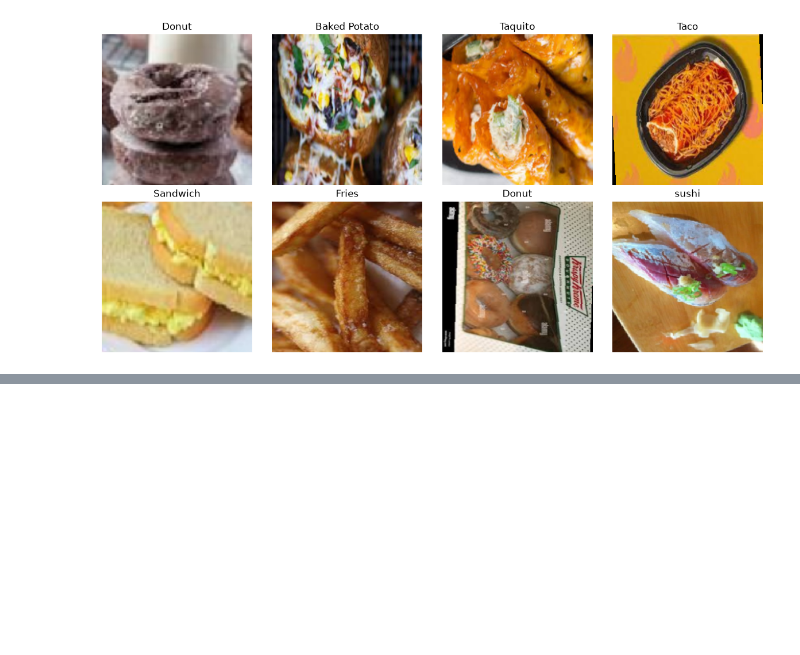
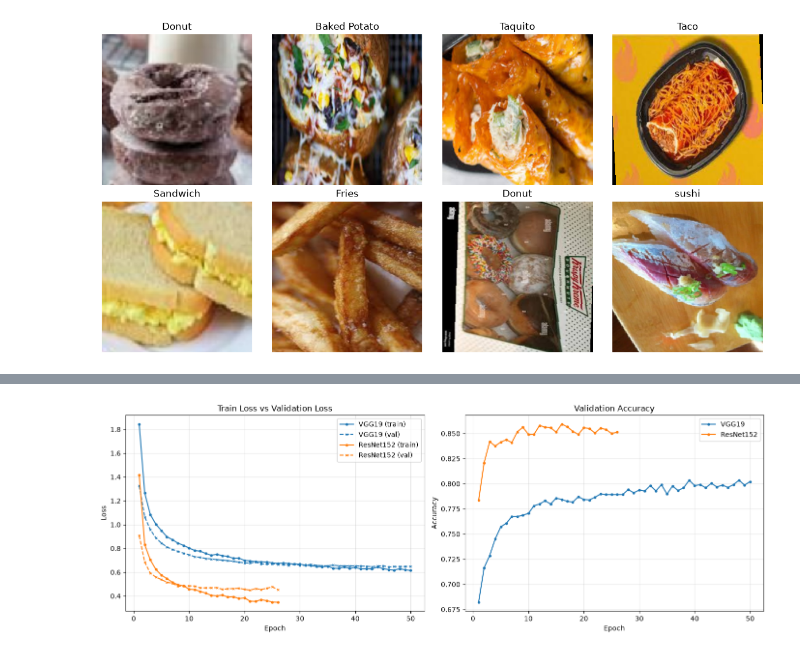
Before and after one commit to Riden15/ProfAI_Projects, a Jupyter notebook: Pytorch/NN optimization.ipynb, the cells around one changed output, grey strips where cells are left out. Cells and saved outputs as stored; diff of their text form; code cells hidden in the pictures; blank space fills up the shorter version.

```diff
--- a/Pytorch/NN optimization.ipynb
+++ b/Pytorch/NN optimization.ipynb
@@ -333,0 +451,18 @@ KeyboardInterrupt:
+# %%
+# settings
+
+vgg_save_folder = "models/vgg/"
+os.makedirs(vgg_save_folder, exist_ok=True)
+vgg_save_file = os.path.join(vgg_save_folder, "model.pt")
+vgg_save_log = os.path.join(vgg_save_folder, "log.json")
+vgg_optimizer = torch.optim.Adam(vgg.parameters(), lr=lr)
+vgg_early_stopping = EarlyStopping(vgg_save_file, patience=5, min_delta=0)
+
+resnet_save_folder = "models/resnet/"
+os.makedirs(resnet_save_folder, exist_ok=True)
+resnet_save_file = os.path.join(resnet_save_folder, "model.pt")
+resnet_save_log = os.path.join(resnet_save_folder, "log.json")
+resnet_optimizer = torch.optim.Adam(ResNet.parameters(), lr=lr)
+resnet_early_stopping = EarlyStopping(resnet_save_file, patience=5, min_delta=0)
+
+loss = nn.CrossEntropyLoss()
@@ -333,0 +489,7 @@ KeyboardInterrupt:
+# %%
+plot_models_comparison({
+    "VGG19": vgg_save_log,
+    "ResNet152": resnet_save_log,
+})
+# %% [output]
+[figure, added]
```
Also changed, not shown: parts of 25 cells of this notebook, 5 other files.
